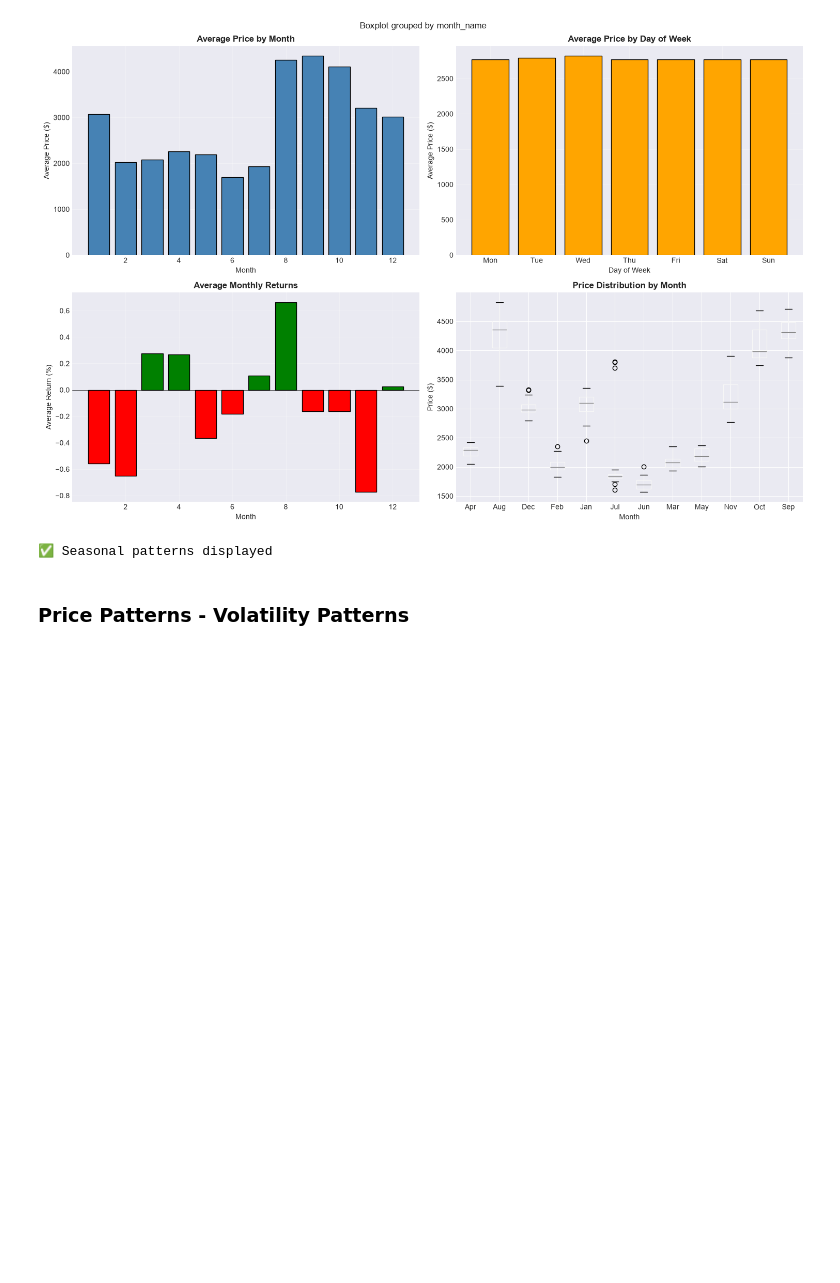
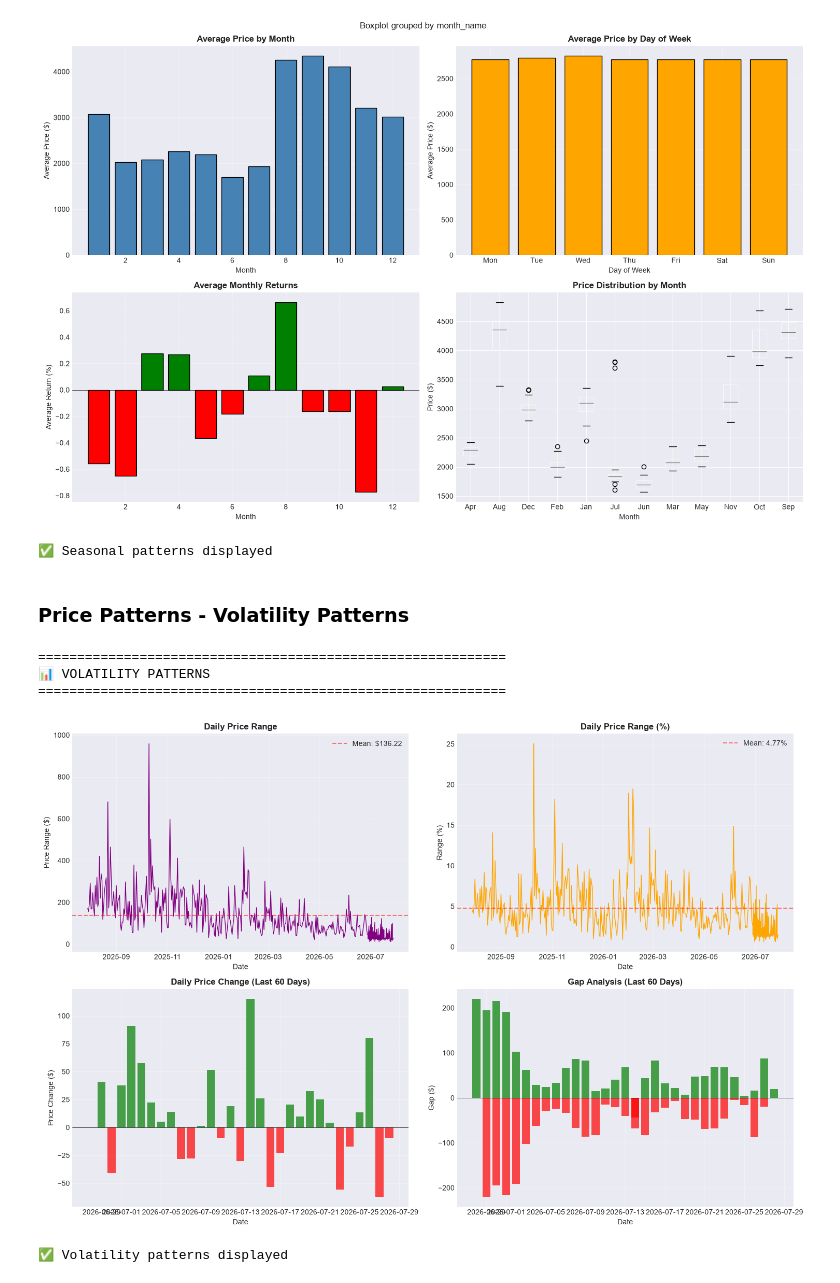
Before and after one commit to sachinchakrawarti/myprojets, a Jupyter notebook: projects/ethereum/manually/server/notebooks/ohlcv/notebooks/02_data_visualization/01_price_patterns.ipynb, the cells around one changed output. Cells and saved outputs as stored; diff of their text form; code cells hidden in the pictures; blank space fills up the shorter version.

```diff
--- a/projects/ethereum/manually/server/notebooks/ohlcv/notebooks/02_data_visualization/01_price_patterns.ipynb
+++ b/projects/ethereum/manually/server/notebooks/ohlcv/notebooks/02_data_visualization/01_price_patterns.ipynb
@@ -382,3 +382,66 @@ print("\n✅ Seasonal patterns displayed")
 ✅ Seasonal patterns displayed
 # %% [markdown]
 ### Price Patterns - Volatility Patterns
+# %%
+# ====================================================================
+# 📊 VOLATILITY PATTERNS
+# ====================================================================
+
+print("=" * 60)
+print("📊 VOLATILITY PATTERNS")
+print("=" * 60)
+
+fig, axes = plt.subplots(2, 2, figsize=(15, 10))
+
+# 1. Daily Price Range
+df['range'] = df['high'] - df['low']
+axes[0, 0].plot(df.index, df['range'], linewidth=1, color='purple')
+axes[0, 0].set_title('Daily Price Range', fontweight='bold')
+axes[0, 0].set_xlabel('Date')
+axes[0, 0].set_ylabel('Price Range ($)')
+axes[0, 0].grid(True, alpha=0.3)
+axes[0, 0].axhline(y=df['range'].mean(), color='red', linestyle='--',
+                   alpha=0.5, label=f'Mean: ${df["range"].mean():.2f}')
+axes[0, 0].legend()
+
+# 2. Price Range % (High-Low as % of Close)
+df['range_pct'] = (df['high'] - df['low']) / df['close'] * 100
+axes[0, 1].plot(df.index, df['range_pct'], linewidth=1, color='orange')
+axes[0, 1].set_title('Daily Price Range (%)', fontweight='bold')
+axes[0, 1].set_xlabel('Date')
+axes[0, 1].set_ylabel('Range (%)')
+axes[0, 1].grid(True, alpha=0.3)
+axes[0, 1].axhline(y=df['range_pct'].mean(), color='red', linestyle='--',
+                   alpha=0.5, label=f'Mean: {df["range_pct"].mean():.2f}%')
+axes[0, 1].legend()
+
+# 3. Price Change (Close - Open)
+df['change'] = df['close'] - df['open']
+colors = ['green' if x > 0 else 'red' for x in df['change'].iloc[-60:]]
+axes[1, 0].bar(df.index[-60:], df['change'].iloc[-60:], color=colors, alpha=0.7)
+axes[1, 0].axhline(y=0, color='black', linewidth=0.5)
+axes[1, 0].set_title('Daily Price Change (Last 60 Days)', fontweight='bold')
+axes[1, 0].set_xlabel('Date')
+axes[1, 0].set_ylabel('Price Change ($)')
+axes[1, 0].grid(True, alpha=0.3)
+
+# 4. Gap analysis (Close vs Open)
+df['gap'] = df['open'] - df['close'].shift(1)
+colors = ['green' if x > 0 else 'red' for x in df['gap'].iloc[-60:]]
+axes[1, 1].bar(df.index[-60:], df['gap'].iloc[-60:], color=colors, alpha=0.7)
+axes[1, 1].axhline(y=0, color='black', linewidth=0.5)
+axes[1, 1].set_title('Gap Analysis (Last 60 Days)', fontweight='bold')
+axes[1, 1].set_xlabel('Date')
+axes[1, 1].set_ylabel('Gap ($)')
+axes[1, 1].grid(True, alpha=0.3)
+
+plt.tight_layout()
+plt.show()
+
+print("\n✅ Volatility patterns displayed")
+# %% [output]
+============================================================
+📊 VOLATILITY PATTERNS
+============================================================
+[figure, added]
+✅ Volatility patterns displayed
```
Also changed, not shown: 2 other files.
